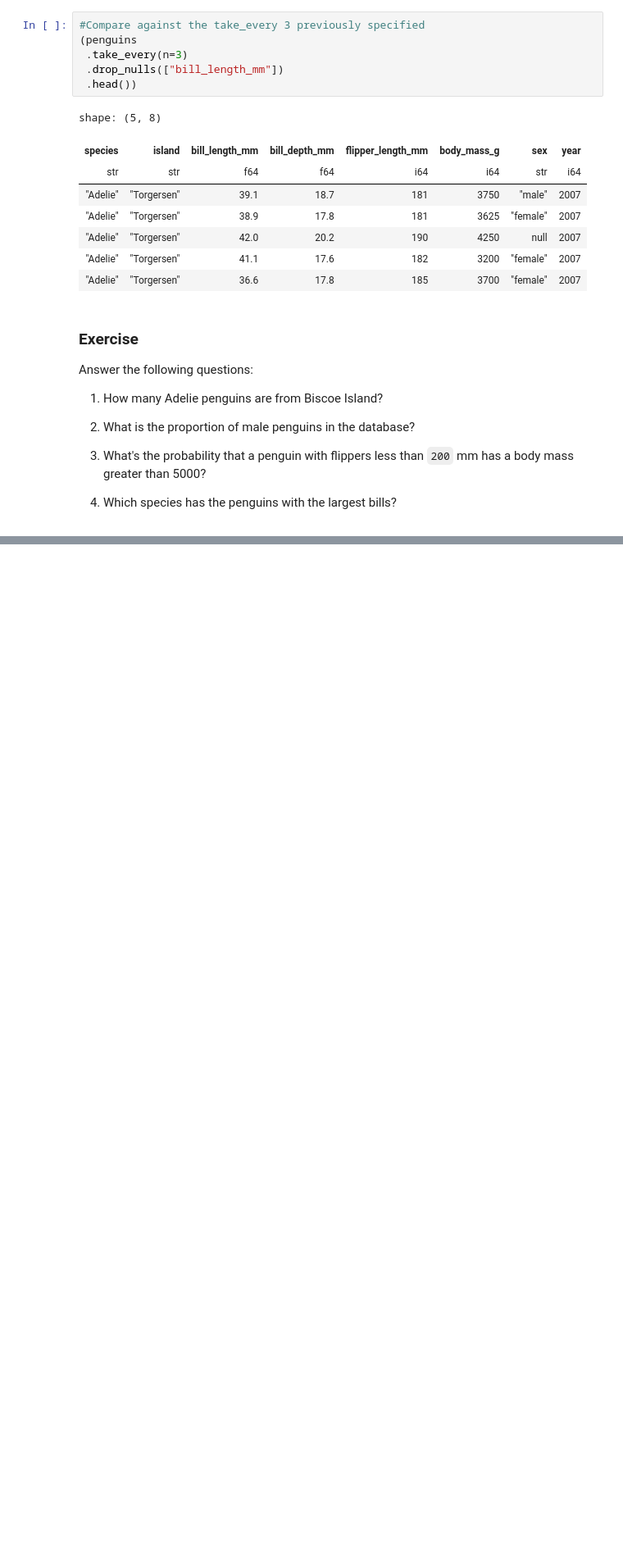
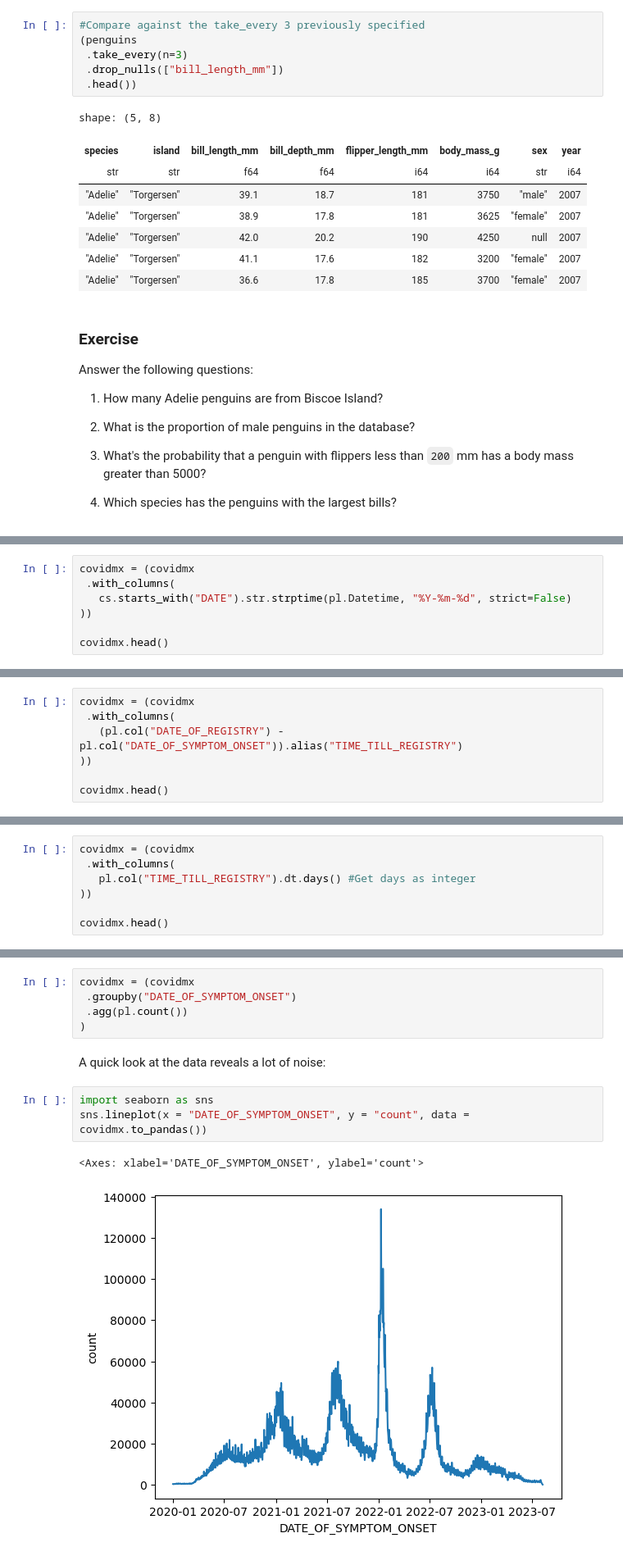
Before and after one commit to RodrigoZepeda/polars_tutorial, a Jupyter notebook: basic_polars.ipynb, the cells around one changed output, grey strips where cells are left out. Shown: that part at 82% size. Saved outputs shown, nothing was run; the diff lists cells and outputs as text; blank space fills up the shorter version.

```diff
--- a/basic_polars.ipynb
+++ b/basic_polars.ipynb
@@ -531,0 +1042,7 @@ Answer the following questions:
+# %%
+covidmx = (covidmx
+ .with_columns(
+   cs.starts_with("DATE").str.strptime(pl.Datetime, "%Y-%m-%d", strict=False)
+))
+
+covidmx.head()
@@ -531,0 +1060,7 @@ Answer the following questions:
+# %%
+covidmx = (covidmx
+ .with_columns(
+   (pl.col("DATE_OF_REGISTRY") - pl.col("DATE_OF_SYMPTOM_ONSET")).alias("TIME_TILL_REGISTRY")
+))
+
+covidmx.head()
@@ -531,0 +1078,7 @@ Answer the following questions:
+# %%
+covidmx = (covidmx
+ .with_columns(
+   pl.col("TIME_TILL_REGISTRY").dt.days() #Get days as integer
+))
+
+covidmx.head()
@@ -531,0 +1088,13 @@ Answer the following questions:
+# %%
+covidmx = (covidmx
+ .groupby("DATE_OF_SYMPTOM_ONSET")
+ .agg(pl.count())
+)
+# %% [markdown]
+A quick look at the data reveals a lot of noise:
+# %%
+import seaborn as sns
+sns.lineplot(x = "DATE_OF_SYMPTOM_ONSET", y = "count", data = covidmx.to_pandas())
+# %% [output]
+<Axes: xlabel='DATE_OF_SYMPTOM_ONSET', ylabel='count'>
+[figure, added]
```
Also changed, not shown: parts of 77 cells of this notebook, 10 other files.
